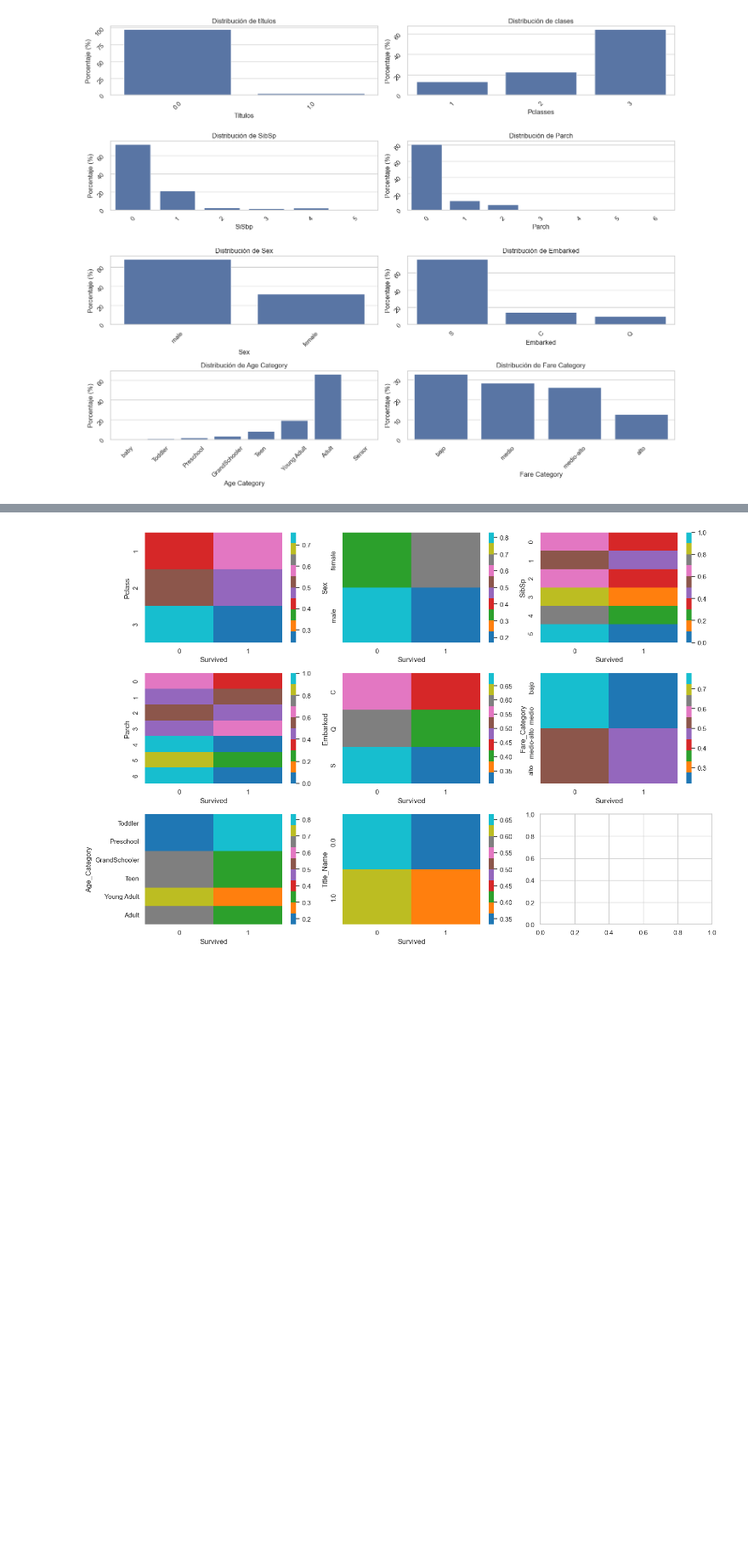
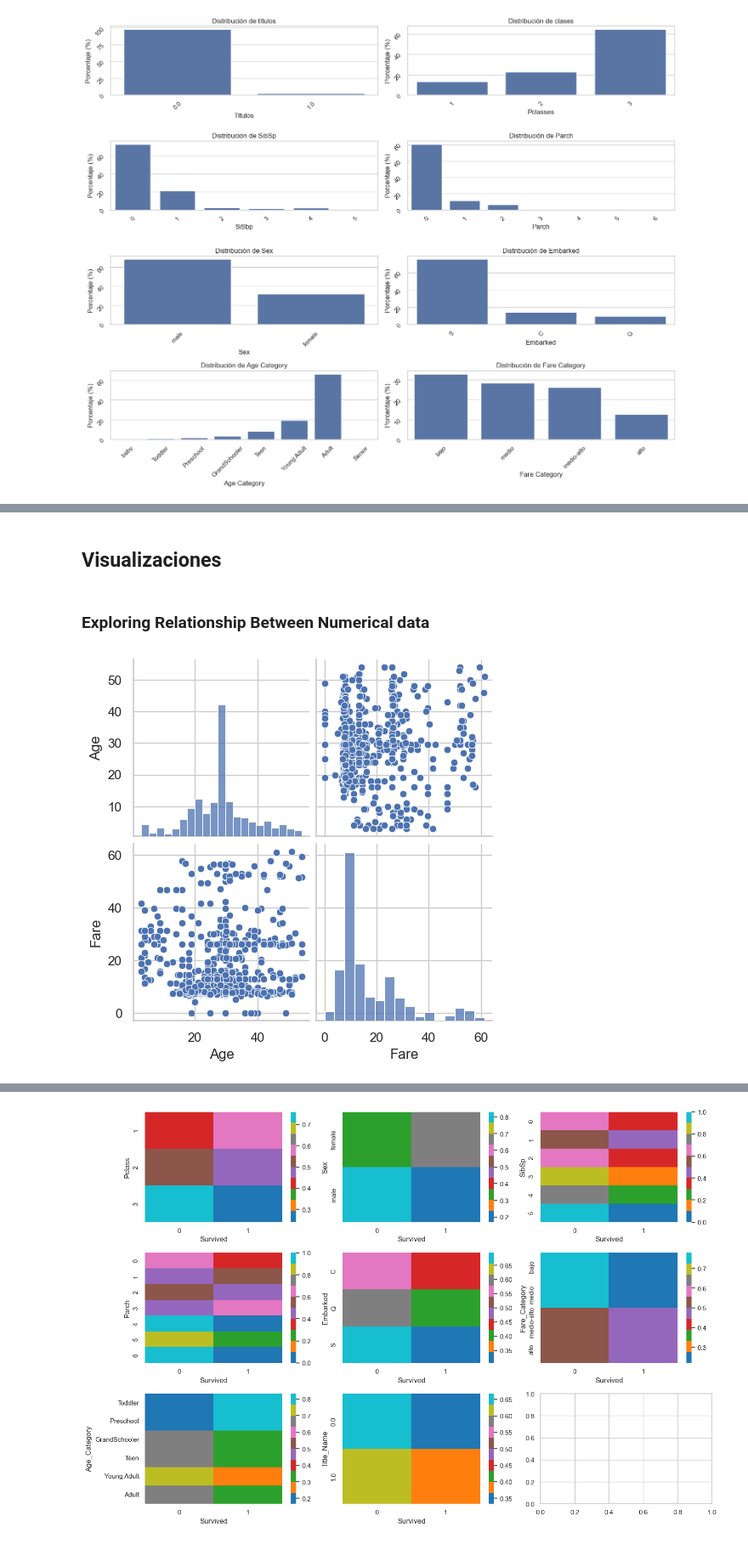
Before and after one commit to marcoeferro/EDA-exercises, a Jupyter notebook: titanic/EDA.ipynb, the cells around one changed output, grey strips where cells are left out. Shown: that part at 85% size. Drawn from its saved outputs; the diff is of its cells as text; code cells hidden in the pictures; blank space fills up the shorter version.

```diff
--- a/titanic/EDA.ipynb
+++ b/titanic/EDA.ipynb
@@ -636,0 +656,11 @@ Se observa claramente que :
+# %% [markdown]
+## Visualizaciones
+# %% [markdown]
+### Exploring Relationship Between Numerical data
+# %%
+numerical = df.select_dtypes("number")
+numerical.drop(columns=["Pclass","SibSp","Parch","Title_Name","Survived"],inplace=True)
+sns.pairplot(data=numerical)
+plt.show()
+# %% [output]
+[figure, added]
```
Also changed, not shown: parts of 32 cells of this notebook.
